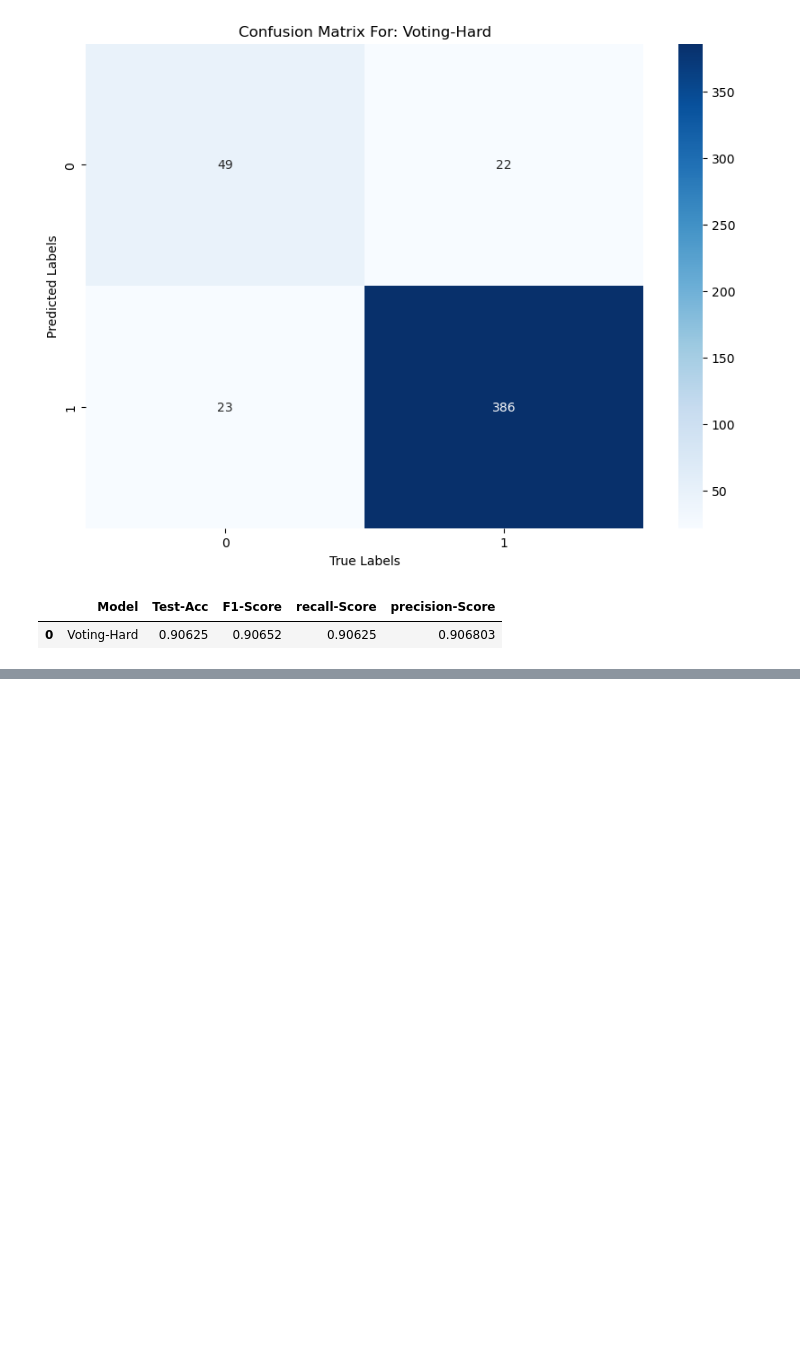
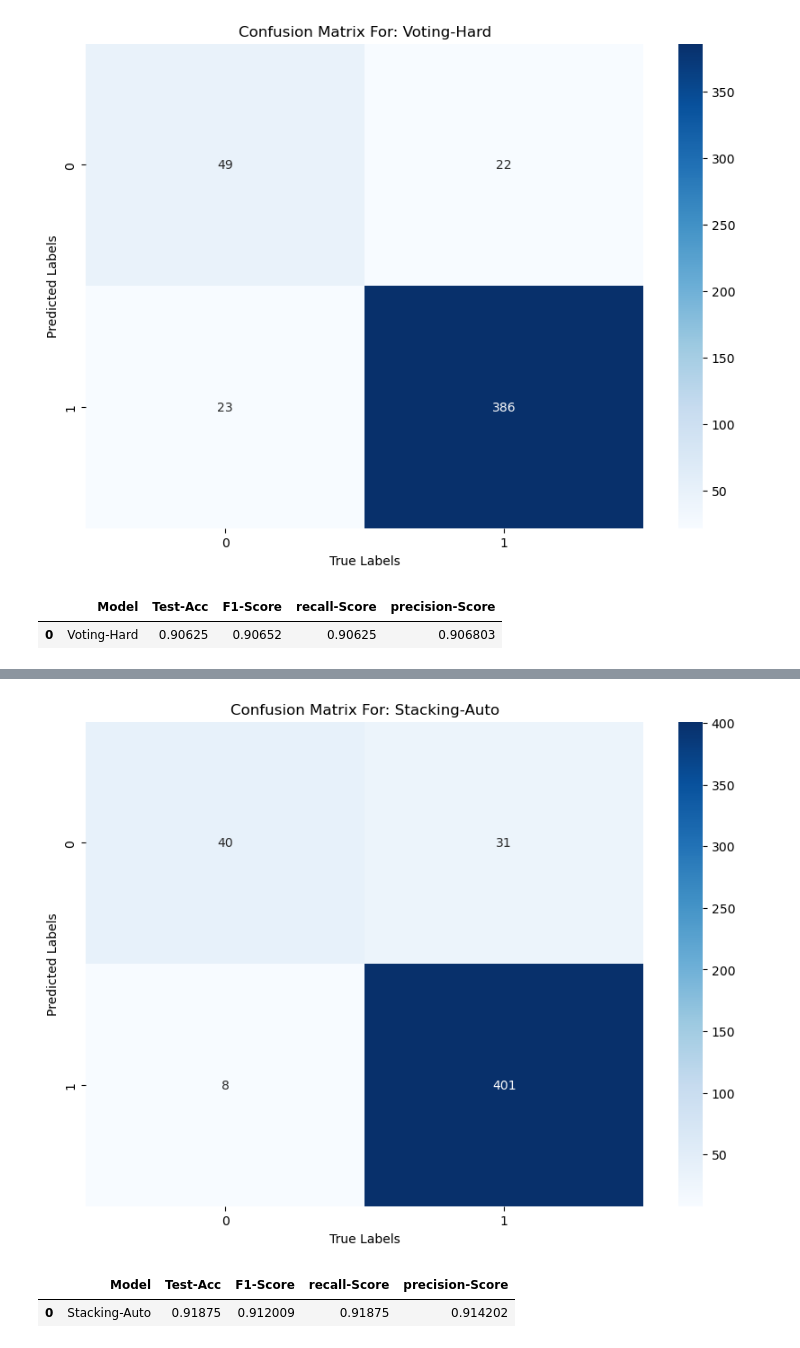
Before and after one commit to MaukanMir/Restaurant-Reviews, a Jupyter notebook: training.ipynb, the cells around one changed output, grey strips where cells are left out. Cells and saved outputs as stored; diff of their text form; code cells hidden in the pictures; blank space fills up the shorter version.

Commit message:
added new models

```diff
--- a/training.ipynb
+++ b/training.ipynb
@@ -621,0 +624,4 @@ test_voting_classifier(X_pca,y_encoded, clf, sample_model, kbest, "Voting-Hard")
+# %%
+final_estimator = RandomForestClassifier(n_estimators=200, min_samples_split=5, min_samples_leaf=1, max_depth=20)
+stacking_clf = StackingClassifier(estimators=models, final_estimator=final_estimator, stack_method='auto', passthrough=False)
+stacking_clf
@@ -621,0 +646,6 @@ test_voting_classifier(X_pca,y_encoded, clf, sample_model, kbest, "Voting-Hard")
+# %%
+test_voting_classifier(X_pca,y_encoded, stacking_clf, sample_model, kbest, "Stacking-Auto")
+# %% [output]
+[figure, added]
+|  | Model | Test-Acc | F1-Score | recall-Score | precision-Score |
+| 0 | Stacking-Auto | 0.91875 | 0.912009 | 0.91875 | 0.914202 |
```
Also changed, not shown: parts of 3 cells of this notebook.
